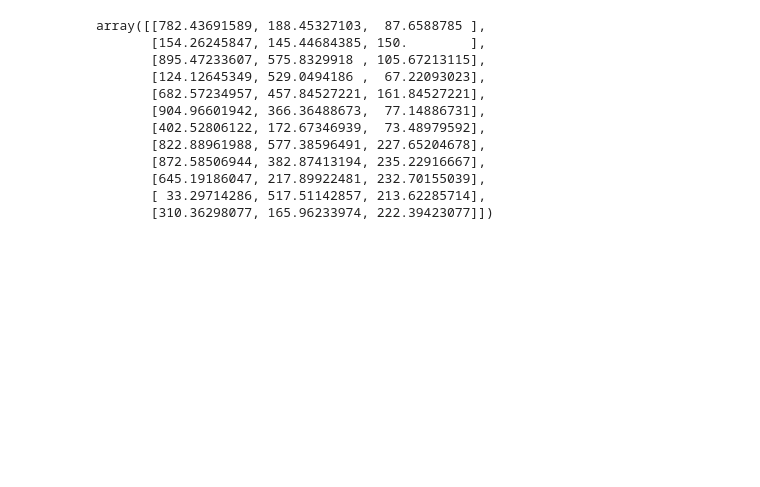
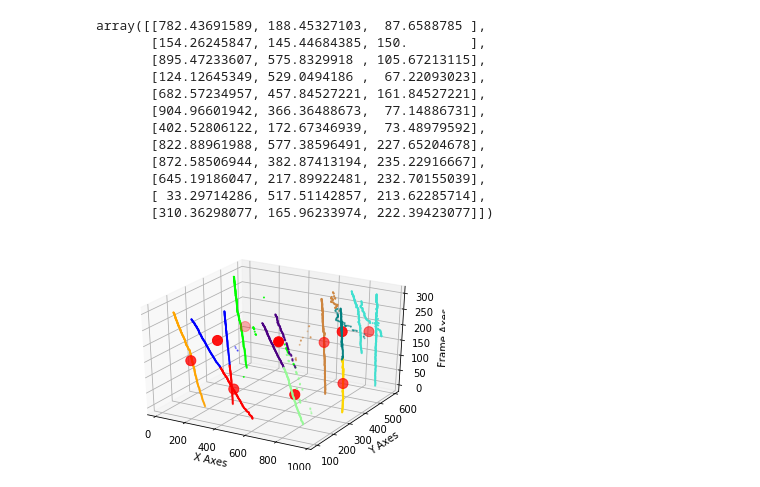
Before and after one commit to MikeMNelhams/SpermTracking, a Jupyter notebook: Scripts/Kmeans.ipynb, the cells around one changed output. Saved outputs shown, nothing was run; the diff lists cells and outputs as text; code cells hidden in the pictures; blank space fills up the shorter version.

```diff
--- a/Scripts/Kmeans.ipynb
+++ b/Scripts/Kmeans.ipynb
@@ -191,3 +191,86 @@ array([[782.43691589, 188.45327103,  87.6588785 ],
        [645.19186047, 217.89922481, 232.70155039],
        [ 33.29714286, 517.51142857, 213.62285714],
        [310.36298077, 165.96233974, 222.39423077]])
+# %%
+kmeans = KMeans(n_clusters=10, init='k-means++', max_iter=100, n_init=10, random_state=0)
+pred_y = kmeans.fit_predict(X)
+
+cluster_A = [] # 1
+cluster_B = [] # 2
+cluster_C = [] # 3
+cluster_D = [] # 4
+cluster_E = [] # 5
+cluster_F = [] # 6
+cluster_G = [] # 7
+cluster_H = [] # 8
+cluster_I = [] # 9
+cluster_J = [] # 10
+
+
+
+for i in range(0, len(pred_y)):
+    if pred_y[i] == 0:
+        cluster_A.append([x_values[i], y_values[i], frame_values[i]])
+
+    elif pred_y[i] == 1:
+        cluster_B.append([x_values[i], y_values[i], frame_values[i]])
+
+    elif pred_y[i] == 2:
+        cluster_C.append([x_values[i], y_values[i], frame_values[i]])
+
+    elif pred_y[i] == 3:
+        cluster_D.append([x_values[i], y_values[i], frame_values[i]])
+
+    elif pred_y[i] == 4:
+        cluster_E.append([x_values[i], y_values[i], frame_values[i]])
+
+    elif pred_y[i] == 5:
+        cluster_F.append([x_values[i], y_values[i], frame_values[i]])
+
+    elif pred_y[i] == 6:
+        cluster_G.append([x_values[i], y_values[i], frame_values[i]])
+
+    elif pred_y[i] == 7:
+        cluster_H.append([x_values[i], y_values[i], frame_values[i]])
+
+    elif pred_y[i] == 8:
+        cluster_I.append([x_values[i], y_values[i], frame_values[i]])
+
+    elif pred_y[i] == 9:
+        cluster_J.append([x_values[i], y_values[i], frame_values[i]])
+
+
+
+
+cluster_A = np.asarray(cluster_A)
+cluster_B = np.asarray(cluster_B)
+cluster_C = np.asarray(cluster_C)
+cluster_D = np.asarray(cluster_D)
+cluster_E = np.asarray(cluster_E)
+cluster_F = np.asarray(cluster_F)
+cluster_G = np.asarray(cluster_G)
+cluster_H = np.asarray(cluster_H)
+cluster_I = np.asarray(cluster_I)
+cluster_J = np.asarray(cluster_J)
+
+
+
+fig = plt.figure()
+ax = plt.axes(projection="3d")
+ax.scatter(cluster_A[:,0], cluster_A[:,1], cluster_A[:,2],color='r',s=1)
+ax.scatter(cluster_B[:,0], cluster_B[:,1], cluster_B[:,2],color='peru',s=1)
+ax.scatter(cluster_C[:,0], cluster_C[:,1], cluster_C[:,2],color='orange',s=1)
+ax.scatter(cluster_D[:,0], cluster_D[:,1], cluster_D[:,2],color='gold',s=1)
+ax.scatter(cluster_E[:,0], cluster_E[:,1], cluster_E[:,2],color='palegreen',s=1)
+ax.scatter(cluster_F[:,0], cluster_F[:,1], cluster_F[:,2],color='turquoise',s=1)
+ax.scatter(cluster_G[:,0], cluster_G[:,1], cluster_G[:,2],color='lime',s=1)
+ax.scatter(cluster_H[:,0], cluster_H[:,1], cluster_H[:,2],color='teal',s=1)
+ax.scatter(cluster_I[:,0], cluster_I[:,1], cluster_I[:,2],color='blue',s=1)
+ax.scatter(cluster_J[:,0], cluster_J[:,1], cluster_J[:,2],color='indigo',s=1)
+ax.scatter(kmeans.cluster_centers_[:, 0], kmeans.cluster_centers_[:, 1], kmeans.cluster_centers_[:, 2], s=100, c='r')
+ax.set_xlabel('X Axes')
+ax.set_ylabel('Y Axes')
+ax.set_zlabel('Frame Axes')
+plt.show()
+# %% [output]
+[figure, added]
```
Also changed, not shown: parts of 1 cell of this notebook.
